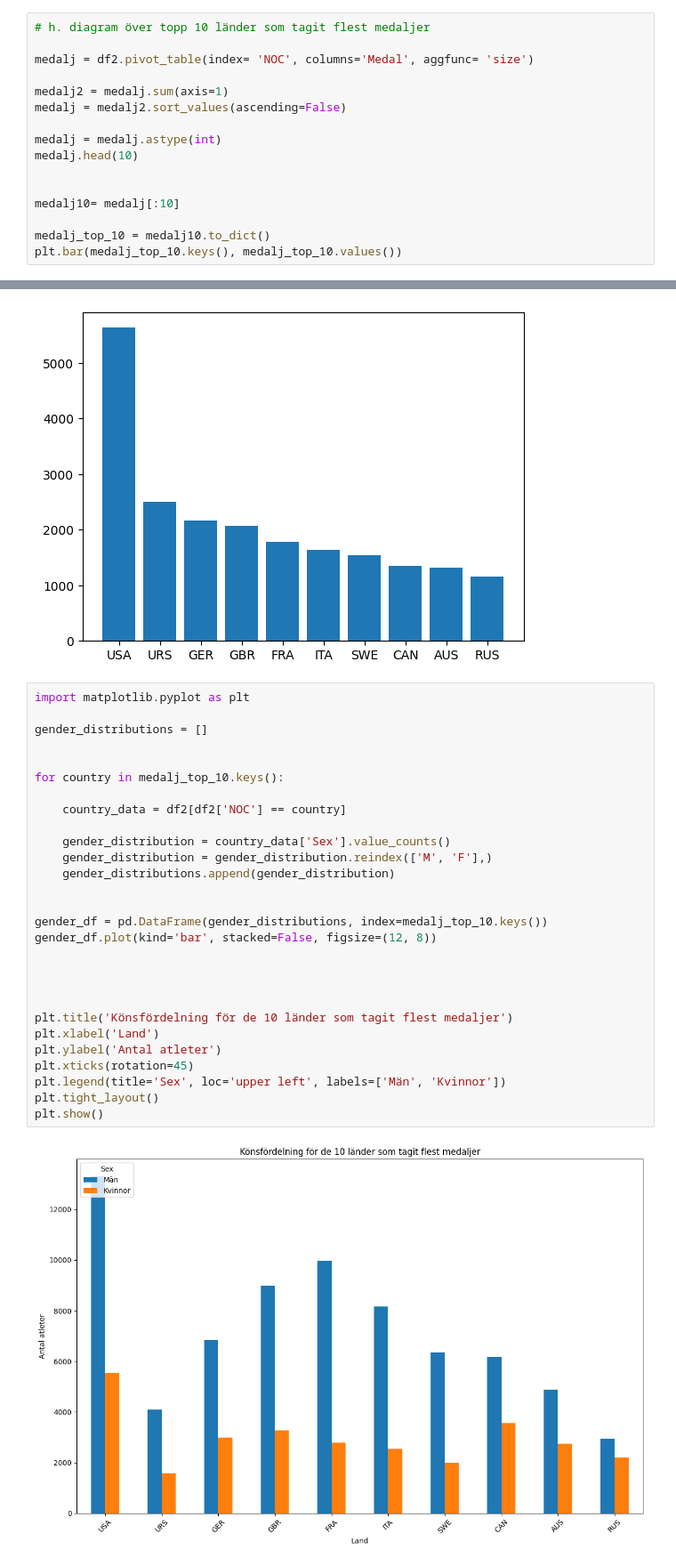
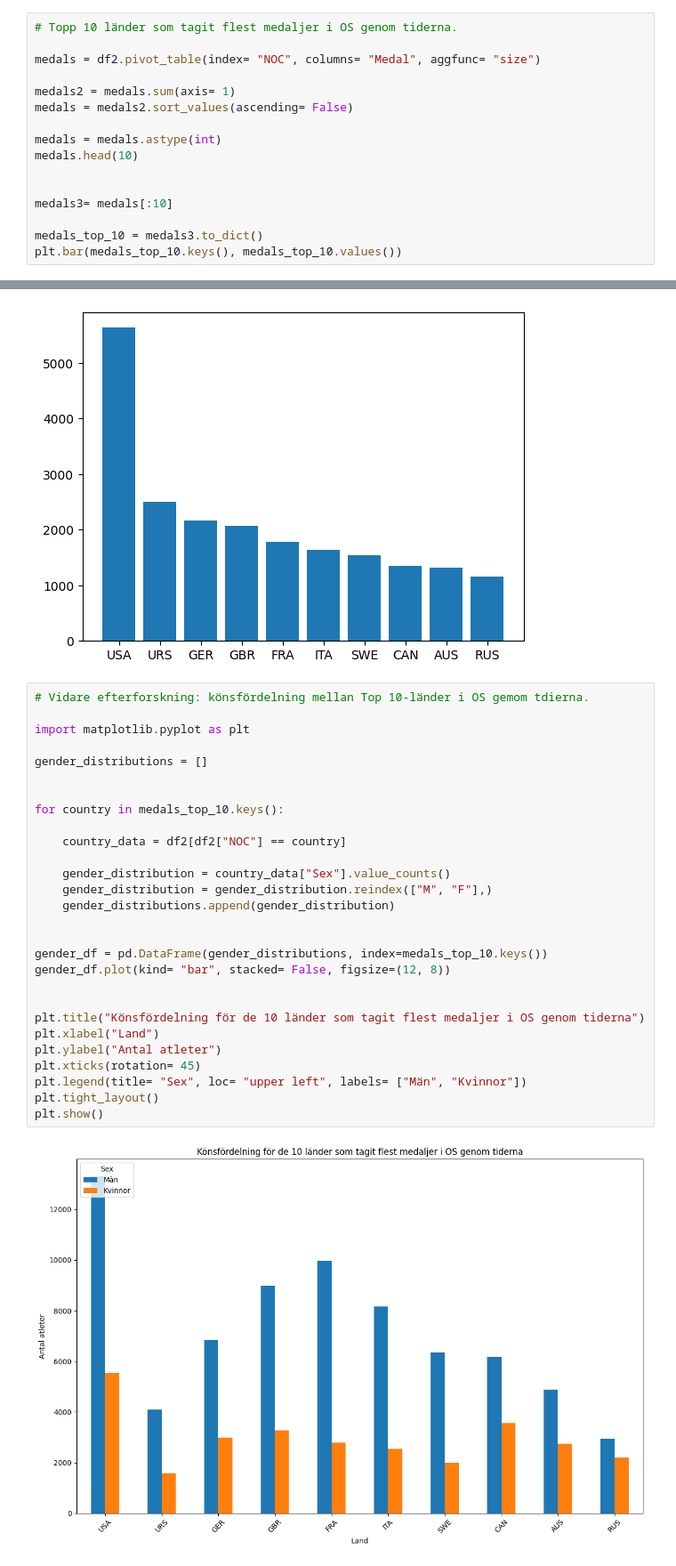
Before and after one commit to Granit-Nite/OS_KanadaNY, a Jupyter notebook: uppgiften.ipynb, the cells around one changed output, grey strips where cells are left out. Shown at 89% size. Saved outputs shown, nothing was run; the diff lists cells and outputs as text.

```diff
--- a/uppgiften.ipynb
+++ b/uppgiften.ipynb
@@ -118,51 +118,51 @@ plt.bar(sex_total.keys(), sex_total.values())
 <BarContainer object of 2 artists>
 [figure]
 # %%
-# h. diagram över topp 10 länder som tagit flest medaljer
+# Topp 10 länder som tagit flest medaljer i OS genom tiderna.
 
-medalj = df2.pivot_table(index= 'NOC', columns='Medal', aggfunc= 'size')
+medals = df2.pivot_table(index= "NOC", columns= "Medal", aggfunc= "size")
 
-medalj2 = medalj.sum(axis=1)
-medalj = medalj2.sort_values(ascending=False)
+medals2 = medals.sum(axis= 1)
+medals = medals2.sort_values(ascending= False)
 
-medalj = medalj.astype(int)
-medalj.head(10)
+medals = medals.astype(int)
+medals.head(10)
 
 
-medalj10= medalj[:10]
+medals3= medals[:10]
 
-medalj_top_10 = medalj10.to_dict()
-plt.bar(medalj_top_10.keys(), medalj_top_10.values())
+medals_top_10 = medals3.to_dict()
+plt.bar(medals_top_10.keys(), medals_top_10.values())
 # %% [output]
 <BarContainer object of 10 artists>
 [figure]
 # %%
+# Vidare efterforskning: könsfördelning mellan Top 10-länder i OS gemom tdierna.
+
 import matplotlib.pyplot as plt
 
 gender_distributions = []
 
 
-for country in medalj_top_10.keys():
+for country in medals_top_10.keys():
 
-    country_data = df2[df2['NOC'] == country]
+    country_data = df2[df2["NOC"] == country]
 
-    gender_distribution = country_data['Sex'].value_counts()
-    gender_distribution = gender_distribution.reindex(['M', 'F'],)
+    gender_distribution = country_data["Sex"].value_counts()
+    gender_distribution = gender_distribution.reindex(["M", "F"],)
     gender_distributions.append(gender_distribution)
 
 
-gender_df = pd.DataFrame(gender_distributions, index=medalj_top_10.keys())
-gender_df.plot(kind='bar', stacked=False, figsize=(12, 8))
+gender_df = pd.DataFrame(gender_distributions, index=medals_top_10.keys())
+gender_df.plot(kind= "bar", stacked= False, figsize=(12, 8))
 
 
-
-
-plt.title('Könsfördelning för de 10 länder som tagit flest medaljer')
-plt.xlabel('Land')
-plt.ylabel('Antal atleter')
-plt.xticks(rotation=45)
-plt.legend(title='Sex', loc='upper left', labels=['Män', 'Kvinnor'])
+plt.title("Könsfördelning för de 10 länder som tagit flest medaljer i OS genom tiderna")
+plt.xlabel("Land")
+plt.ylabel("Antal atleter")
+plt.xticks(rotation= 45)
+plt.legend(title= "Sex", loc= "upper left", labels= ["Män", "Kvinnor"])
 plt.tight_layout()
 plt.show()
 # %% [output]
-[figure, old version]
+[figure, new version]
```
Also changed, not shown: parts of 10 cells of this notebook.
